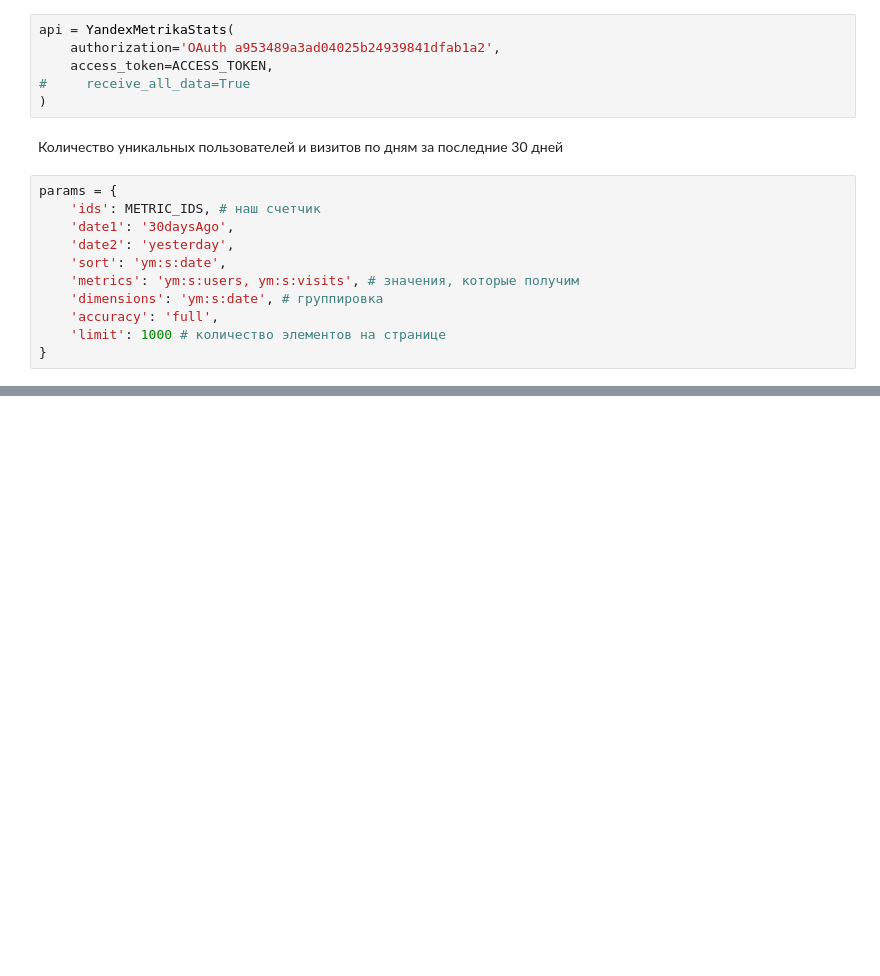
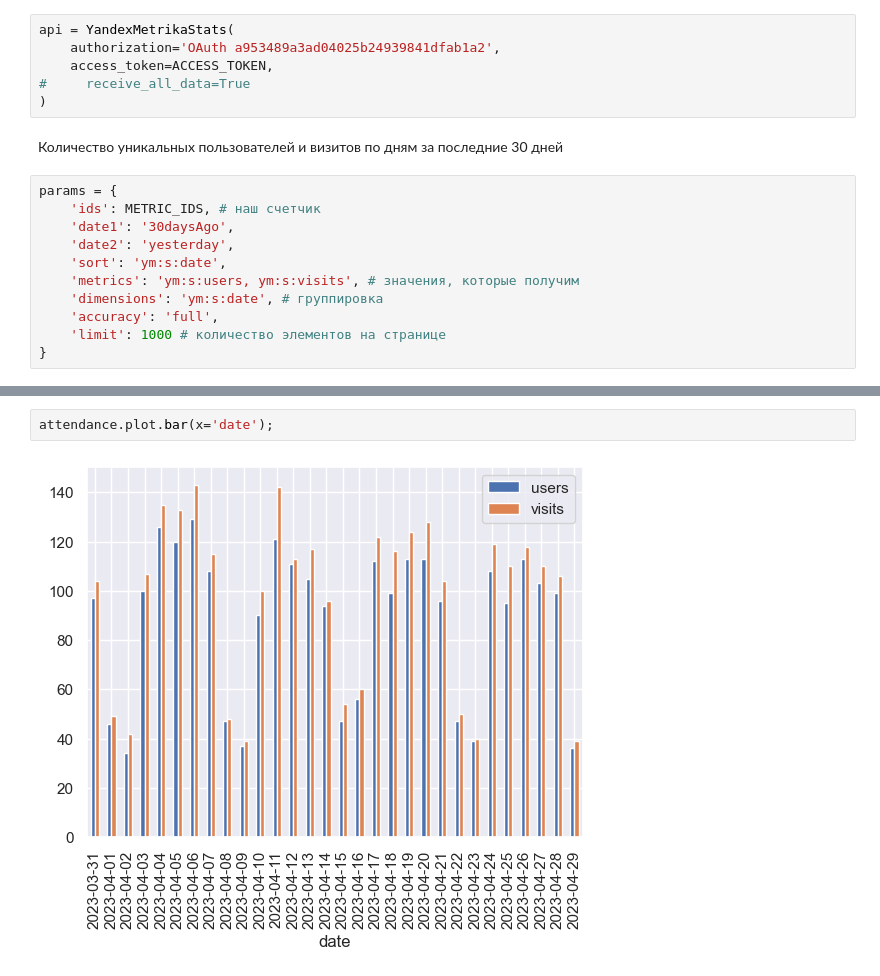
Before and after one commit to gbrs/api_connections, a Jupyter notebook: yandex_metrika.ipynb, the cells around one changed output, grey strips where cells are left out. Drawn from its saved outputs; the diff is of its cells as text; blank space fills up the shorter version.

```diff
--- a/yandex_metrika.ipynb
+++ b/yandex_metrika.ipynb
@@ -68,0 +107,4 @@ INFO:root:Наличие семплирования: False
+# %%
+attendance.plot.bar(x='date');
+# %% [output]
+[figure, added]
```
Also changed, not shown: parts of 6 cells of this notebook.
